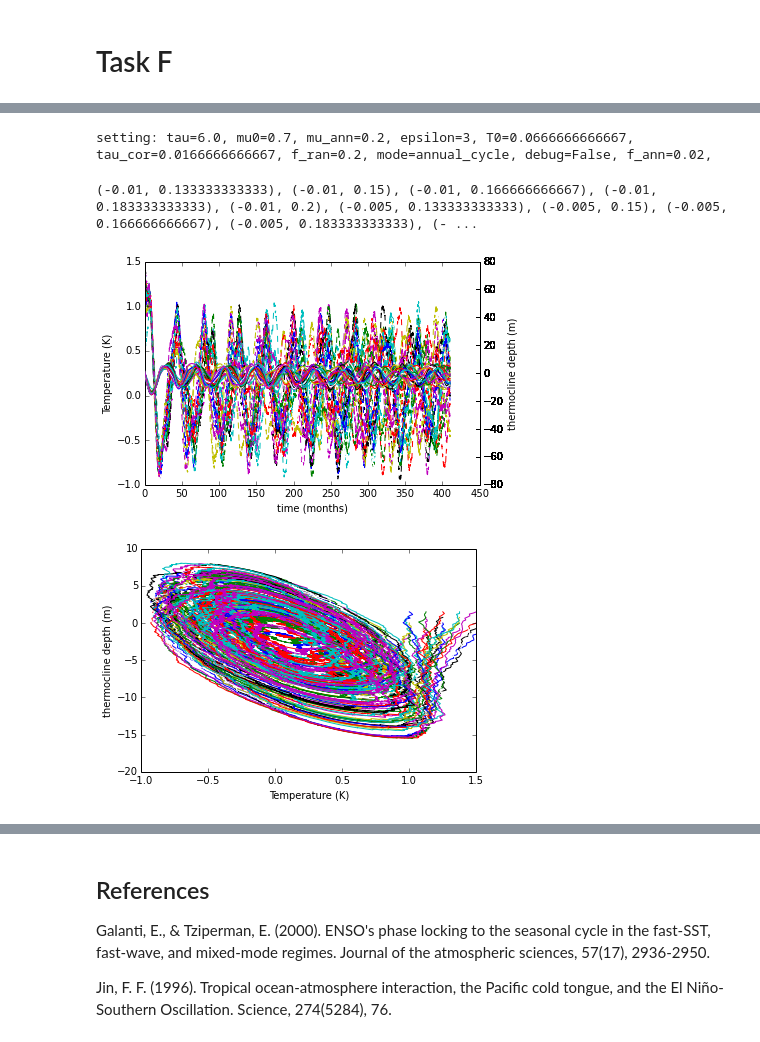
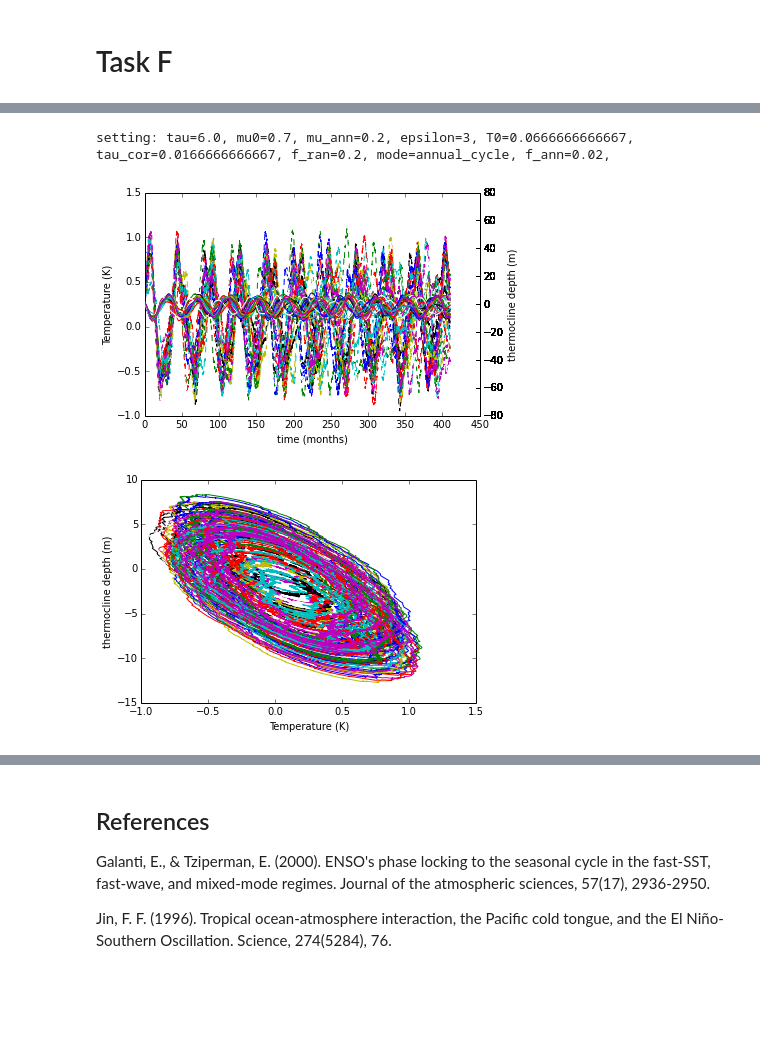
Before and after one commit to markmuetz/mtmw14, a Jupyter notebook: project1/Project1_ENSO_oscillator.ipynb, the cells around one changed output, grey strips where cells are left out. Cells and saved outputs as stored; diff of their text form; code cells hidden in the pictures; blank space fills up the shorter version.

```diff
--- a/project1/Project1_ENSO_oscillator.ipynb
+++ b/project1/Project1_ENSO_oscillator.ipynb
@@ -228,7 +228,7 @@ tau=12/sim.TIME_SCALE # N.B. non-dimensionalised
 tau_cor=1/30/sim.TIME_SCALE # N.B. non-dimensionalised
 settings = sim.init_settings(epsilon=0.1, mu0=0.75, mu_ann=0.2, tau=tau,
                              f_ann=0.02, f_ran=0.2, tau_cor=tau_cor,
-                             mode='annual_cycle', debug=False)
+                             mode='annual_cycle')
 
 results = sim.run_enso_ensemble(one_period * nperiods, nt, settings, h0_min=-0.05, h0_max=0.05)
 plot_ensemble_output(results)
@@ -246,14 +249,15 @@ tau=12/sim.TIME_SCALE # N.B. non-dimensionalised
 tau_cor=1/30/sim.TIME_SCALE # N.B. non-dimensionalised
 settings = sim.init_settings(T0=0.5/sim.T_SCALE, epsilon=3, mu0=0.7, mu_ann=0.2, tau=tau,
                              f_ann=0.02, f_ran=0.2, tau_cor=tau_cor,
-                             mode='annual_cycle', debug=False)
+                             mode='annual_cycle')
 # %% [output]
-setting: tau=6.0, mu0=0.7, mu_ann=0.2, epsilon=3, T0=0.0666666666667, tau_cor=0.0166666666667, f_ran=0.2, mode=annual_cycle, debug=False, f_ann=0.02,
+setting: tau=6.0, mu0=0.7, mu_ann=0.2, epsilon=3, T0=0.0666666666667, tau_cor=0.0166666666667, f_ran=0.2, mode=annual_cycle, f_ann=0.02,
 # %%
-# Demonstration of the sensitivity of the system to small changes in h.
-results = sim.run_enso_ensemble(one_period * nperiods, nt, settings, h0_min=-0.01, h0_max=0.01)
+# Demonstration of the sensitivity of the system to small changes in h, T.
+results = sim.run_enso_ensemble(one_period * nperiods, nt, settings,
+                                h0_min=-1.5/sim.H_SCALE, h0_max=1.5/sim.H_SCALE,
+                                T0_min=0.4/sim.T_SCALE, T0_max=0.6/sim.T_SCALE)
 plot_ensemble_output(results)
 # %% [output]
-(-0.01, 0.133333333333), (-0.01, 0.15), (-0.01, 0.166666666667), (-0.01, 0.183333333333), (-0.01, 0.2), (-0.005, 0.133333333333), (-0.005, 0.15), (-0.005, 0.166666666667), (-0.005, 0.183333333333), (- ...
-[figure, old version]
+[figure, new version]
-[figure, old version]
+[figure, new version]
```
Also changed, not shown: parts of 11 cells of this notebook, 3 other files.
